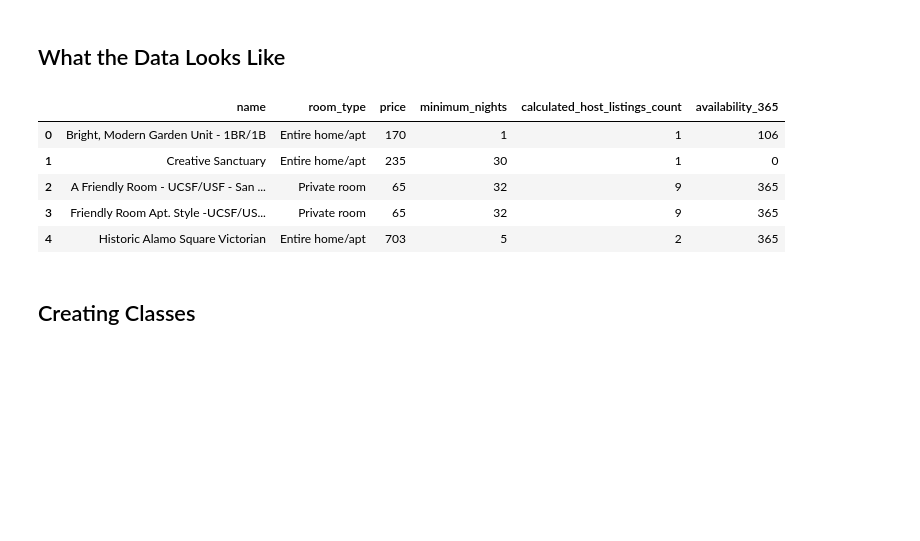
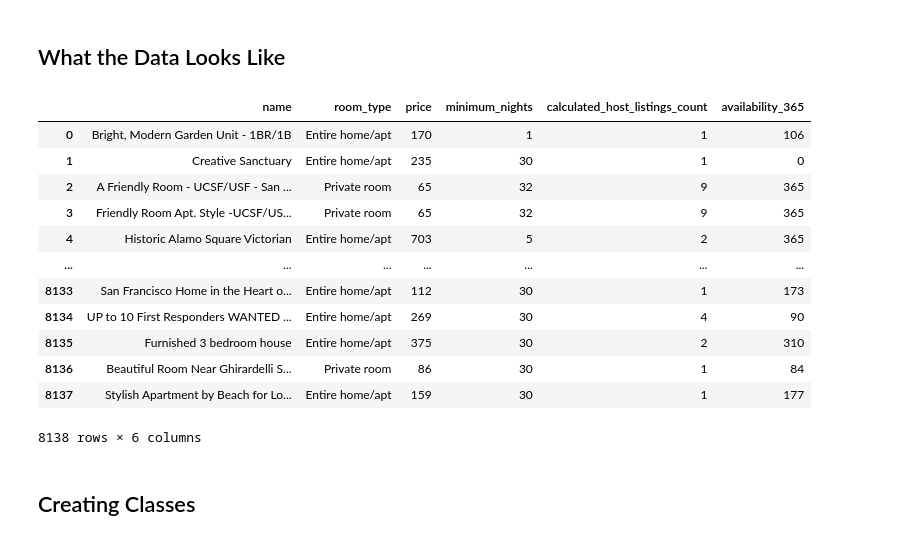
Before and after one commit to Tanner-York-Make-School/DS-2.1-Machine-Leanring, a Jupyter notebook: Projects/SF_Airbnb_Classification_Price_Prediction.ipynb, the cells around one changed output. Saved outputs shown, nothing was run; the diff lists cells and outputs as text; code cells hidden in the pictures; blank space fills up the shorter version.

```diff
--- a/Projects/SF_Airbnb_Classification_Price_Prediction.ipynb
+++ b/Projects/SF_Airbnb_Classification_Price_Prediction.ipynb
@@ -18,16 +21,23 @@ from sklearn.ensemble import RandomForestClassifier
 # %%
 sf = pd.read_csv('../Data/AB_SF_2020.csv')
 sf = sf.drop(columns=['id', 'host_id', 'host_name'])
 sf = sf.drop(columns=['neighbourhood_group', 'neighbourhood', 'latitude', 'longitude'])
 sf = sf.drop(columns=['number_of_reviews', 'last_review', 'reviews_per_month'])
-sf.head()
+sf
 # %% [output]
 |  | name | room_type | price | minimum_nights | calculated_host_listings_count | availability_365 |
 | 0 | Bright, Modern Garden Unit - 1BR/1B | Entire home/apt | 170 | 1 | 1 | 106 |
 | 1 | Creative Sanctuary | Entire home/apt | 235 | 30 | 1 | 0 |
 | 2 | A Friendly Room - UCSF/USF - San ... | Private room | 65 | 32 | 9 | 365 |
 | 3 | Friendly Room Apt. Style -UCSF/US... | Private room | 65 | 32 | 9 | 365 |
 | 4 | Historic Alamo Square Victorian | Entire home/apt | 703 | 5 | 2 | 365 |
+| ... | ... | ... | ... | ... | ... | ... |
+| 8133 | San Francisco Home in the Heart o... | Entire home/apt | 112 | 30 | 1 | 173 |
+| 8134 | UP to 10 First Responders WANTED ... | Entire home/apt | 269 | 30 | 4 | 90 |
+| 8135 | Furnished 3 bedroom house | Entire home/apt | 375 | 30 | 2 | 310 |
+| 8136 | Beautiful Room Near Ghirardelli S... | Private room | 86 | 30 | 1 | 84 |
+| 8137 | Stylish Apartment by Beach for Lo... | Entire home/apt | 159 | 30 | 1 | 177 |
+8138 rows × 6 columns
 # %% [markdown]
 ## Creating Classes
 # %%
```
Also changed, not shown: parts of 16 cells of this notebook, 2 other files.
